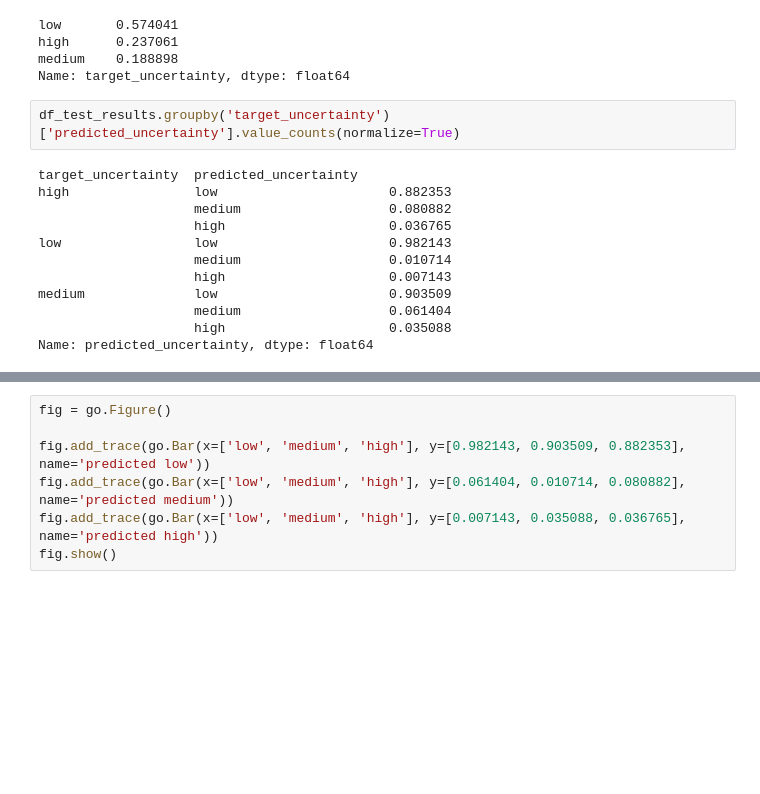
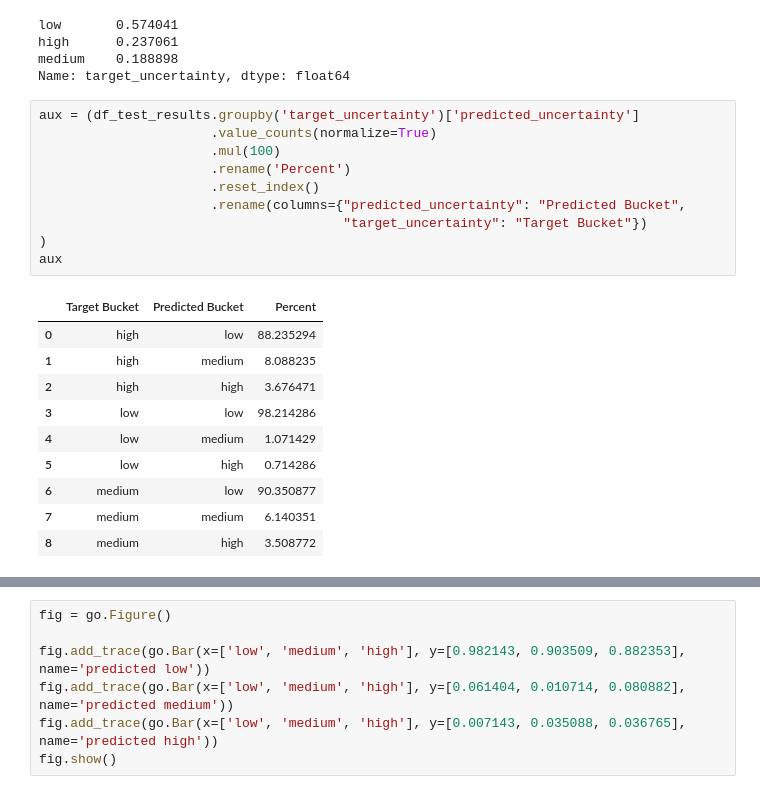
Before and after one commit to rocabrera/language-uncertainty, a Jupyter notebook: exploring_experiments.ipynb, the cells around one changed output, grey strips where cells are left out. Saved outputs shown, nothing was run; the diff lists cells and outputs as text; blank space fills up the shorter version.

```diff
--- a/exploring_experiments.ipynb
+++ b/exploring_experiments.ipynb
@@ -199,17 +243,24 @@ low       0.574041
 high      0.237061
 medium    0.188898
 Name: target_uncertainty, dtype: float64
-# %%
-df_test_results.groupby('target_uncertainty')['predicted_uncertainty'].value_counts(normalize=True)
-# %% [output]
-target_uncertainty  predicted_uncertainty
-high                low                      0.882353
-                    medium                   0.080882
-                    high                     0.036765
-low                 low                      0.982143
-                    medium                   0.010714
-                    high                     0.007143
-medium              low                      0.903509
-                    medium                   0.061404
-                    high                     0.035088
-Name: predicted_uncertainty, dtype: float64
+# %%
+aux = (df_test_results.groupby('target_uncertainty')['predicted_uncertainty']
+                      .value_counts(normalize=True)
+                      .mul(100)
+                      .rename('Percent')
+                      .reset_index()
+                      .rename(columns={"predicted_uncertainty": "Predicted Bucket",
+                                       "target_uncertainty": "Target Bucket"})
+)
+aux
+# %% [output]
+|  | Target Bucket | Predicted Bucket | Percent |
+| 0 | high | low | 88.235294 |
+| 1 | high | medium | 8.088235 |
+| 2 | high | high | 3.676471 |
+| 3 | low | low | 98.214286 |
+| 4 | low | medium | 1.071429 |
+| 5 | low | high | 0.714286 |
+| 6 | medium | low | 90.350877 |
+| 7 | medium | medium | 6.140351 |
+| 8 | medium | high | 3.508772 |
```
Also changed, not shown: parts of 10 cells of this notebook.
